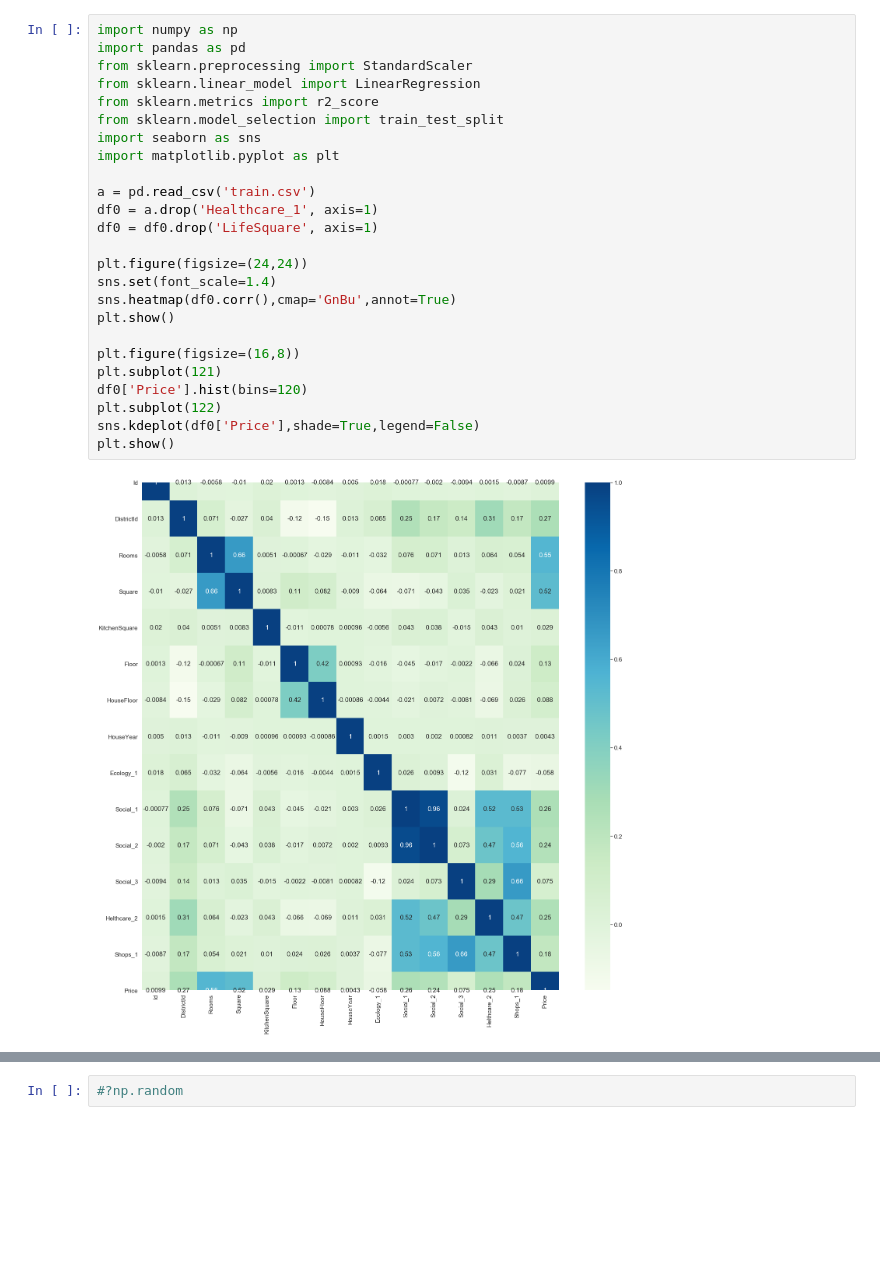
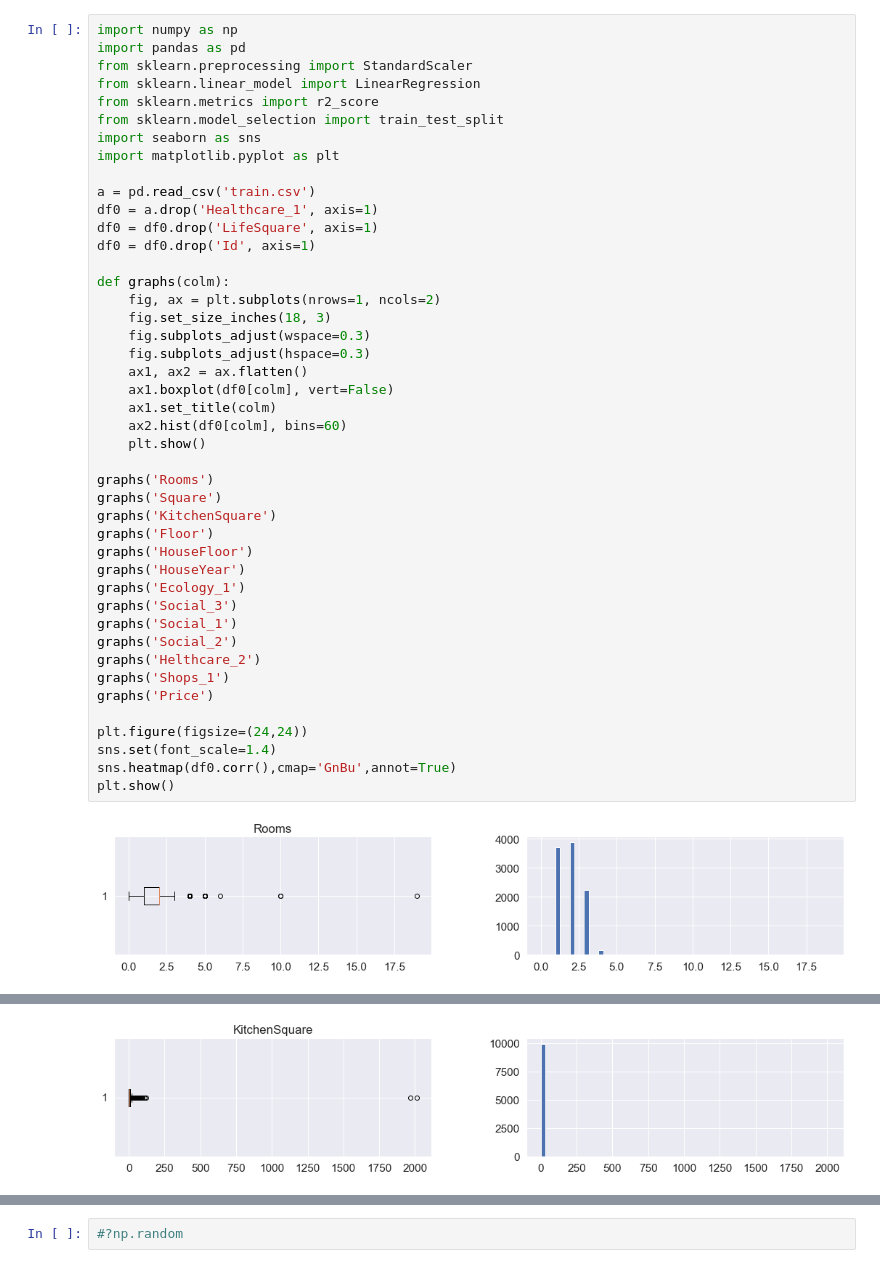
Before and after one commit to ksn38/sklearn, a Jupyter notebook: solution.ipynb, the cells around one changed output, grey strips where cells are left out. Cells and saved outputs as stored; diff of their text form; blank space fills up the shorter version.

```diff
--- a/solution.ipynb
+++ b/solution.ipynb
@@ -1,27 +1,46 @@
 # %%
 import numpy as np
 import pandas as pd
 from sklearn.preprocessing import StandardScaler
 from sklearn.linear_model import LinearRegression
 from sklearn.metrics import r2_score
 from sklearn.model_selection import train_test_split
 import seaborn as sns
 import matplotlib.pyplot as plt
 
 a = pd.read_csv('train.csv')
 df0 = a.drop('Healthcare_1', axis=1)
 df0 = df0.drop('LifeSquare', axis=1)
+df0 = df0.drop('Id', axis=1)
+
+def graphs(colm):
+    fig, ax = plt.subplots(nrows=1, ncols=2)
+    fig.set_size_inches(18, 3)
+    fig.subplots_adjust(wspace=0.3)
+    fig.subplots_adjust(hspace=0.3)
+    ax1, ax2 = ax.flatten()
+    ax1.boxplot(df0[colm], vert=False)
+    ax1.set_title(colm)
+    ax2.hist(df0[colm], bins=60)
+    plt.show()
+
+graphs('Rooms')
+graphs('Square')
+graphs('KitchenSquare')
+graphs('Floor')
+graphs('HouseFloor')
+graphs('HouseYear')
+graphs('Ecology_1')
+graphs('Social_3')
+graphs('Social_1')
+graphs('Social_2')
+graphs('Helthcare_2')
+graphs('Shops_1')
+graphs('Price')
 
 plt.figure(figsize=(24,24))
 sns.set(font_scale=1.4)
 sns.heatmap(df0.corr(),cmap='GnBu',annot=True)
 plt.show()
-
-plt.figure(figsize=(16,8))
-plt.subplot(121)
-df0['Price'].hist(bins=120)
-plt.subplot(122)
-sns.kdeplot(df0['Price'],shade=True,legend=False)
-plt.show()
 # %% [output]
-[figure, old version]
+[figure, new version]
@@ -28,0 +48 @@ plt.show()
+[figure, added]
```
Also changed, not shown: parts of 20 cells of this notebook.
